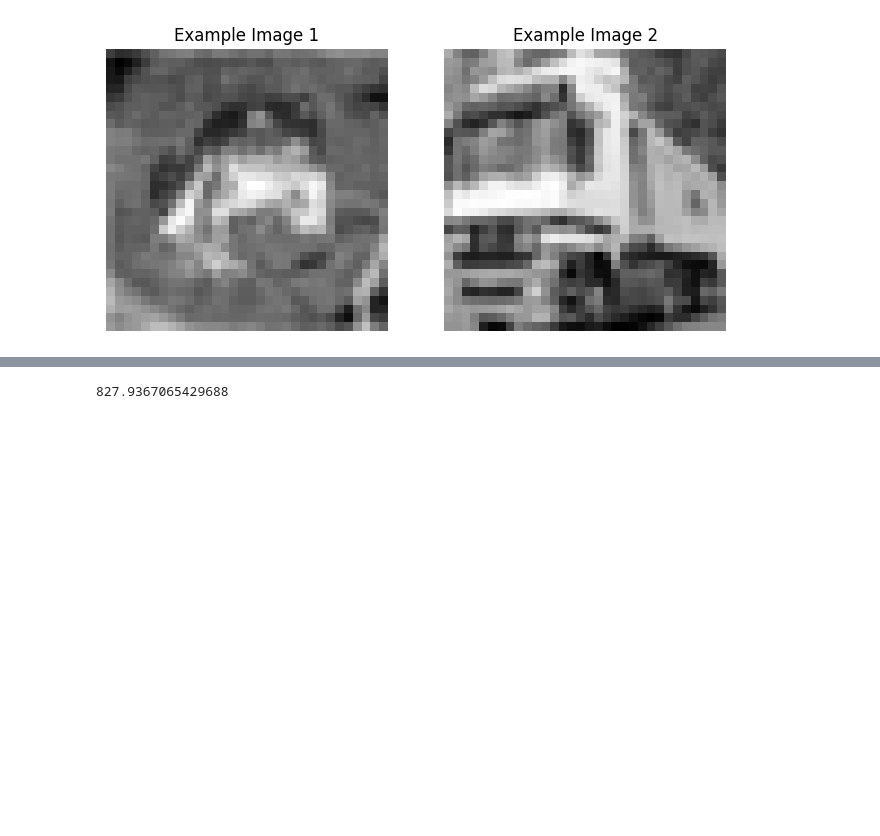
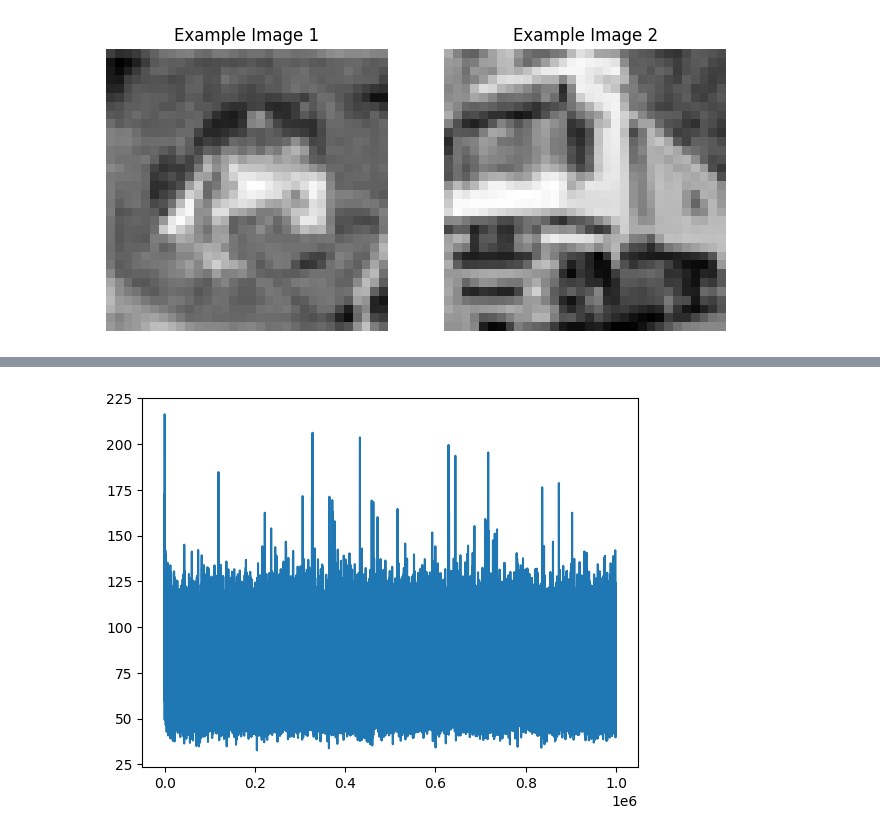
Before and after one commit to rakaar/ai_stats_notes, a Jupyter notebook: neural/olshausen_field.ipynb, the cells around one changed output, grey strips where cells are left out. Drawn from its saved outputs; the diff is of its cells as text; code cells hidden in the pictures; blank space fills up the shorter version.

```diff
--- a/neural/olshausen_field.ipynb
+++ b/neural/olshausen_field.ipynb
@@ -116,5 +111,6 @@ for iter in range(100000):
-# %%
-loss_arr[-1]
-# %% [output]
-827.9367065429688
+# %%
+loss_arr[-1]
+plt.plot(loss_arr[1000:-1]); plt.show()
+# %% [output]
+[figure, added]
 # %%
```
Also changed, not shown: parts of 6 cells of this notebook, 2 other files.
